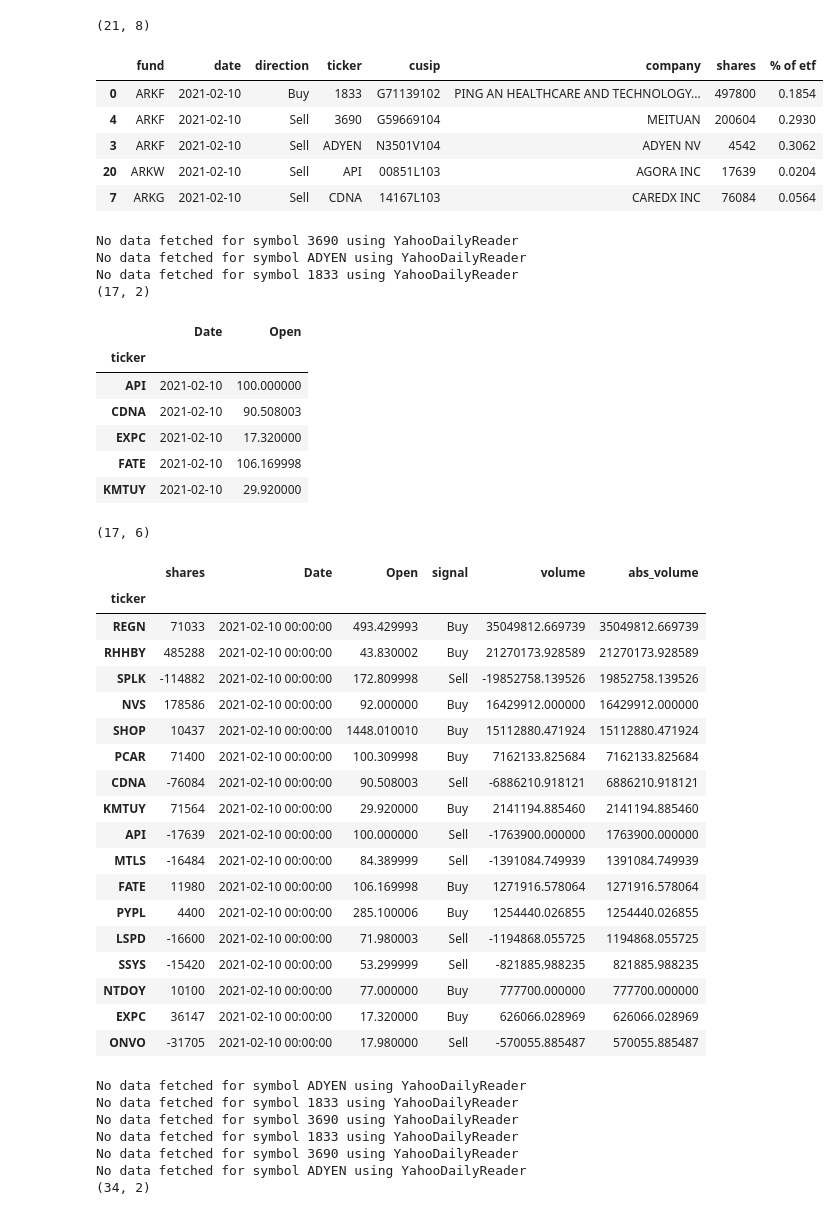
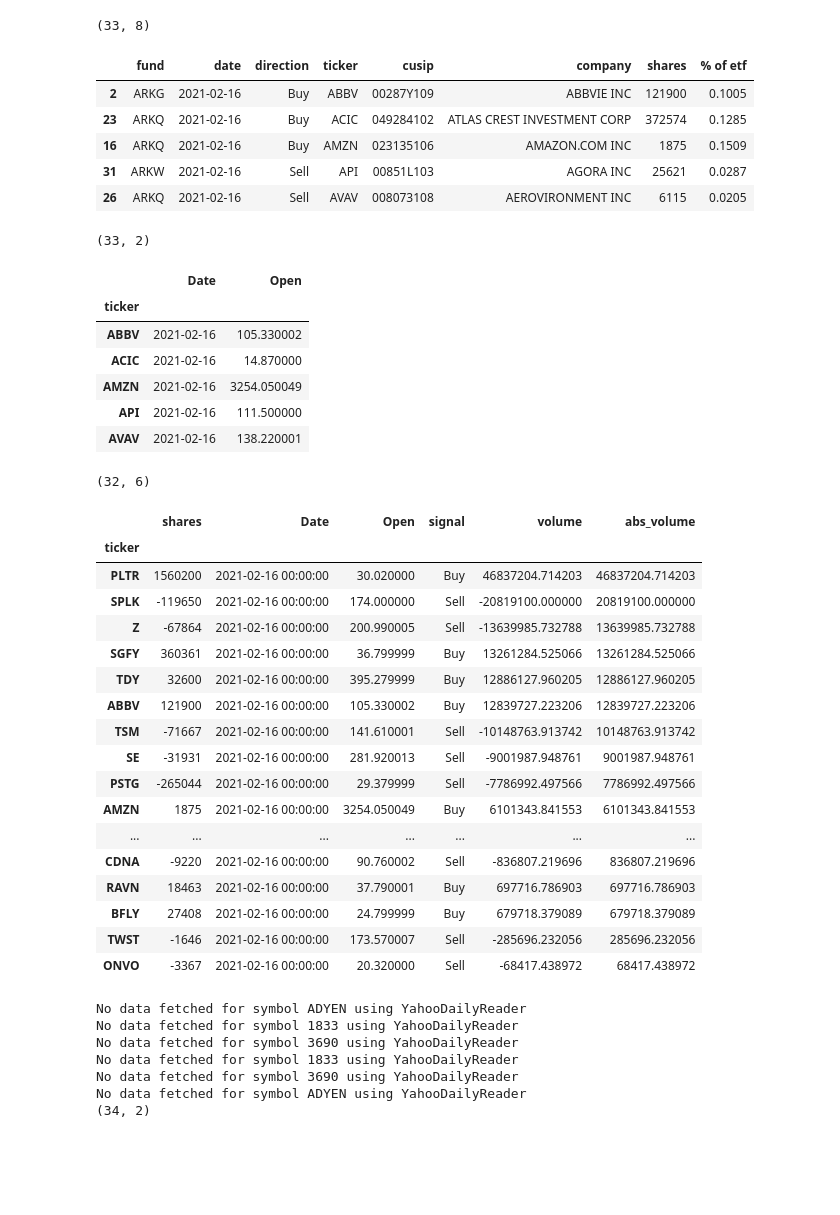
Before and after one commit to rezan21/ark-invest, a Jupyter notebook: 03_day_trades.ipynb, the cells around one changed output. Saved outputs shown, nothing was run; the diff lists cells and outputs as text; code cells hidden in the pictures; blank space fills up the shorter version.

```diff
--- a/02_trades.ipynb
+++ b/03_day_trades.ipynb
@@ -16,7 +16,7 @@ import matplotlib.pyplot as plt
 import seaborn as sns
 # %%
 # ARK's daily trades
-TRADES_DATE = "2021-02-10"
+TRADES_DATE = "2021-02-16"
 DELTA = 1
 
 year, month, day = TRADES_DATE.split("-")
@@ -30,13 +30,13 @@ trades.sort_values("ticker", inplace=True)
 print(trades.shape)
 trades.head()
 # %% [output]
-(21, 8)
+(33, 8)
 |  | fund | date | direction | ticker | cusip | company | shares | % of etf |
-| 0 | ARKF | 2021-02-10 | Buy | 1833 | G71139102 | PING AN HEALTHCARE AND TECHNOLOGY... | 497800 | 0.1854 |
-| 4 | ARKF | 2021-02-10 | Sell | 3690 | G59669104 | MEITUAN | 200604 | 0.2930 |
-| 3 | ARKF | 2021-02-10 | Sell | ADYEN | N3501V104 | ADYEN NV | 4542 | 0.3062 |
-| 20 | ARKW | 2021-02-10 | Sell | API | 00851L103 | AGORA INC | 17639 | 0.0204 |
-| 7 | ARKG | 2021-02-10 | Sell | CDNA | 14167L103 | CAREDX INC | 76084 | 0.0564 |
+| 2 | ARKG | 2021-02-16 | Buy | ABBV | 00287Y109 | ABBVIE INC | 121900 | 0.1005 |
+| 23 | ARKQ | 2021-02-16 | Buy | ACIC | 049284102 | ATLAS CREST INVESTMENT CORP | 372574 | 0.1285 |
+| 16 | ARKQ | 2021-02-16 | Buy | AMZN | 023135106 | AMAZON.COM INC | 1875 | 0.1509 |
+| 31 | ARKW | 2021-02-16 | Sell | API | 00851L103 | AGORA INC | 25621 | 0.0287 |
+| 26 | ARKQ | 2021-02-16 | Sell | AVAV | 008073108 | AEROVIRONMENT INC | 6115 | 0.0205 |
 # %%
 # open prices of traded stocks
 open_configs = [{"ticker":ticker, "date":TRADES_DATE, "on":"Open"} for ticker in trades["ticker"].unique()] # on ark's trade date
@@ -61,53 +61,50 @@ open_prices.set_index("ticker", inplace=True)
 print(open_prices.shape)
 open_prices.head()
 # %% [output]
-No data fetched for symbol 3690 using YahooDailyReader
-No data fetched for symbol ADYEN using YahooDailyReader
-No data fetched for symbol 1833 using YahooDailyReader
-(17, 2)
+(33, 2)
 |  | Date | Open |
 | ticker |  |  |
-| API | 2021-02-10 | 100.000000 |
-| CDNA | 2021-02-10 | 90.508003 |
-| EXPC | 2021-02-10 | 17.320000 |
-| FATE | 2021-02-10 | 106.169998 |
-| KMTUY | 2021-02-10 | 29.920000 |
+| ABBV | 2021-02-16 | 105.330002 |
+| ACIC | 2021-02-16 | 14.870000 |
+| AMZN | 2021-02-16 | 3254.050049 |
+| API | 2021-02-16 | 111.500000 |
+| AVAV | 2021-02-16 | 138.220001 |
 # %%
 # net & volume of trades (assume on open price)
 net = trades.copy()[["ticker", "shares", "direction"]]
 net["shares"] = net.apply(lambda row:row["shares"] if row["direction"]=="Buy" else -row["shares"], axis=1)
 net = net.groupby("ticker").sum()
 
 net = net.join(open_prices, how="inner") # link to price
 
 net["signal"] = net["shares"].apply(lambda x: "Buy" if x>0 else "Sell")
 net["volume"] = net["shares"] * net["Open"]
 net["abs_volume"] = abs(net["volume"])
 
+net = net[~net.index.duplicated(keep='first')]
 net.sort_values("abs_volume", ascending=False, inplace=True)
 print(net.shape)
 net.style.bar(subset=["abs_volume"], color='lightgreen')
 # %% [output]
-(17, 6)
+(32, 6)
 |  | shares | Date | Open | signal | volume | abs_volume |
 | ticker |  |  |  |  |  |  |
-| REGN | 71033 | 2021-02-10 00:00:00 | 493.429993 | Buy | 35049812.669739 | 35049812.669739 |
-| RHHBY | 485288 | 2021-02-10 00:00:00 | 43.830002 | Buy | 21270173.928589 | 21270173.928589 |
-| SPLK | -114882 | 2021-02-10 00:00:00 | 172.809998 | Sell | -19852758.139526 | 19852758.139526 |
-| NVS | 178586 | 2021-02-10 00:00:00 | 92.000000 | Buy | 16429912.000000 | 16429912.000000 |
-| SHOP | 10437 | 2021-02-10 00:00:00 | 1448.010010 | Buy | 15112880.471924 | 15112880.471924 |
-| PCAR | 71400 | 2021-02-10 00:00:00 | 100.309998 | Buy | 7162133.825684 | 7162133.825684 |
-| CDNA | -76084 | 2021-02-10 00:00:00 | 90.508003 | Sell | -6886210.918121 | 6886210.918121 |
-| KMTUY | 71564 | 2021-02-10 00:00:00 | 29.920000 | Buy | 2141194.885460 | 2141194.885460 |
-| API | -17639 | 2021-02-10 00:00:00 | 100.000000 | Sell | -1763900.000000 | 1763900.000000 |
-| MTLS | -16484 | 2021-02-10 00:00:00 | 84.389999 | Sell | -1391084.749939 | 1391084.749939 |
-| FATE | 11980 | 2021-02-10 00:00:00 | 106.169998 | Buy | 1271916.578064 | 1271916.578064 |
-| PYPL | 4400 | 2021-02-10 00:00:00 | 285.100006 | Buy | 1254440.026855 | 1254440.026855 |
-| LSPD | -16600 | 2021-02-10 00:00:00 | 71.980003 | Sell | -1194868.055725 | 1194868.055725 |
-| SSYS | -15420 | 2021-02-10 00:00:00 | 53.299999 | Sell | -821885.988235 | 821885.988235 |
-| NTDOY | 10100 | 2021-02-10 00:00:00 | 77.000000 | Buy | 777700.000000 | 777700.000000 |
-| EXPC | 36147 | 2021-02-10 00:00:00 | 17.320000 | Buy | 626066.028969 | 626066.028969 |
-| ONVO | -31705 | 2021-02-10 00:00:00 | 17.980000 | Sell | -570055.885487 | 570055.885487 |
+| PLTR | 1560200 | 2021-02-16 00:00:00 | 30.020000 | Buy | 46837204.714203 | 46837204.714203 |
+| SPLK | -119650 | 2021-02-16 00:00:00 | 174.000000 | Sell | -20819100.000000 | 20819100.000000 |
+| Z | -67864 | 2021-02-16 00:00:00 | 200.990005 | Sell | -13639985.732788 | 13639985.732788 |
+| SGFY | 360361 | 2021-02-16 00:00:00 | 36.799999 | Buy | 13261284.525066 | 13261284.525066 |
+| TDY | 32600 | 2021-02-16 00:00:00 | 395.279999 | Buy | 12886127.960205 | 12886127.960205 |
+| ABBV | 121900 | 2021-02-16 00:00:00 | 105.330002 | Buy | 12839727.223206 | 12839727.223206 |
+| TSM | -71667 | 2021-02-16 00:00:00 | 141.610001 | Sell | -10148763.913742 | 10148763.913742 |
+| SE | -31931 | 2021-02-16 00:00:00 | 281.920013 | Sell | -9001987.948761 | 9001987.948761 |
+| PSTG | -265044 | 2021-02-16 00:00:00 | 29.379999 | Sell | -7786992.497566 | 7786992.497566 |
+| AMZN | 1875 | 2021-02-16 00:00:00 | 3254.050049 | Buy | 6101343.841553 | 6101343.841553 |
+| ... | ... | ... | ... | ... | ... | ... |
+| CDNA | -9220 | 2021-02-16 00:00:00 | 90.760002 | Sell | -836807.219696 | 836807.219696 |
+| RAVN | 18463 | 2021-02-16 00:00:00 | 37.790001 | Buy | 697716.786903 | 697716.786903 |
+| BFLY | 27408 | 2021-02-16 00:00:00 | 24.799999 | Buy | 679718.379089 | 679718.379089 |
+| TWST | -1646 | 2021-02-16 00:00:00 | 173.570007 | Sell | -285696.232056 | 285696.232056 |
+| ONVO | -3367 | 2021-02-16 00:00:00 | 20.320000 | Sell | -68417.438972 | 68417.438972 |
 # %%
 FUTURE_DATE = datetime.strptime(TRADES_DATE, '%Y-%m-%d') + timedelta(days=DELTA)
 
```
Also changed, not shown: 28 other files.
